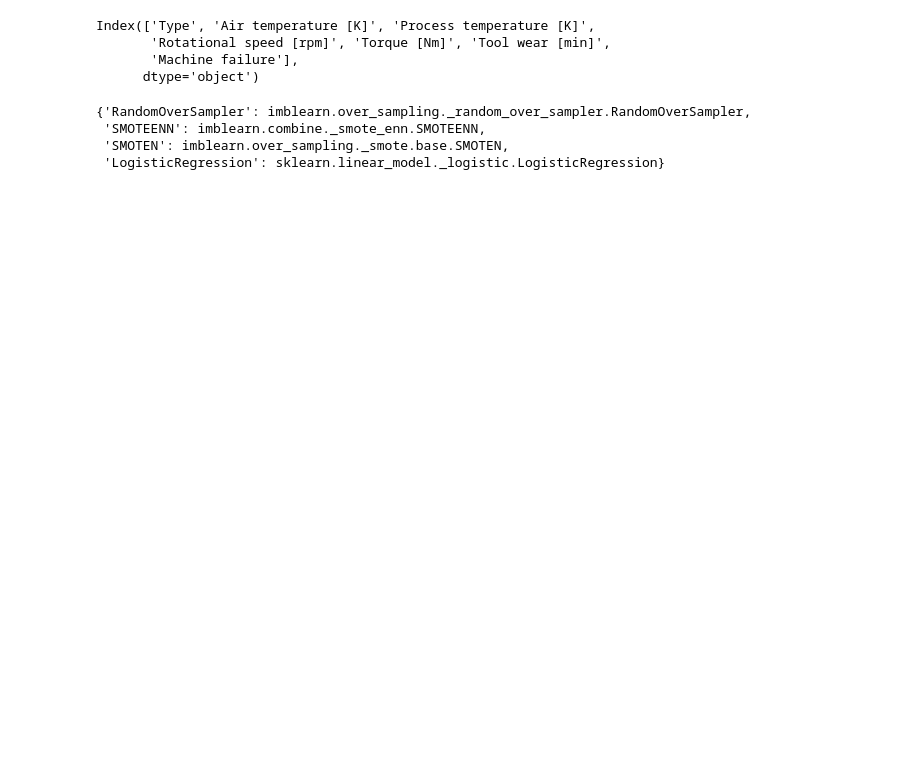
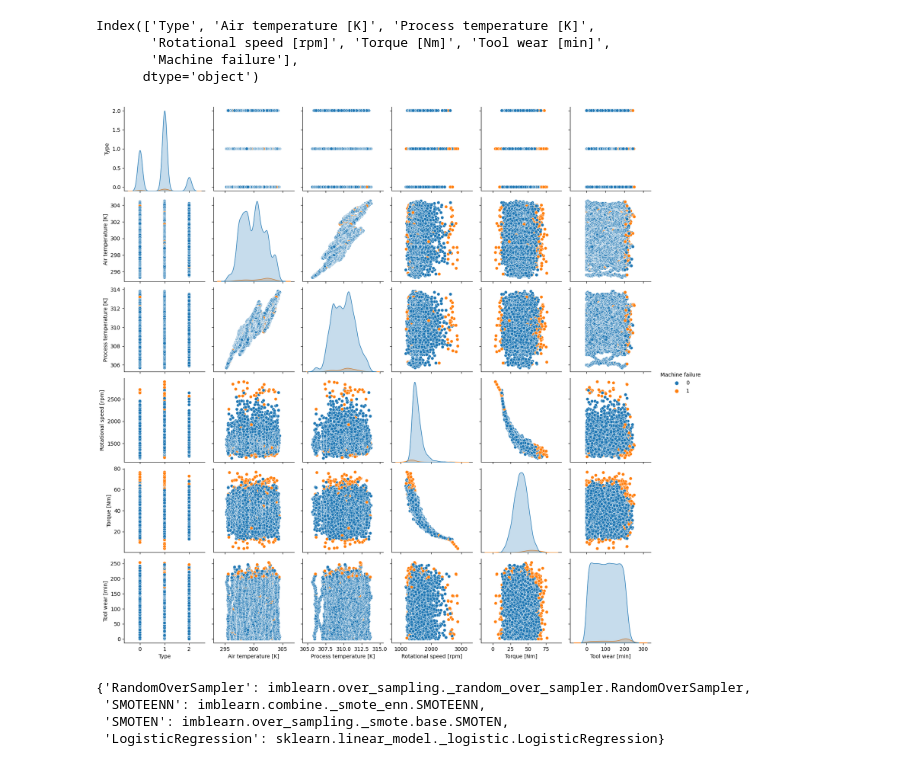
Before and after one commit to RedBatProject/Works, a Jupyter notebook: work_41.ipynb, the cells around one changed output. Drawn from its saved outputs; the diff is of its cells as text; code cells hidden in the pictures; blank space fills up the shorter version.

```diff
--- a/work_41.ipynb
+++ b/work_41.ipynb
@@ -166,6 +231,12 @@ Index(['Type', 'Air temperature [K]', 'Process temperature [K]',
        'Rotational speed [rpm]', 'Torque [Nm]', 'Tool wear [min]',
        'Machine failure'],
       dtype='object')
+# %%
+sns.pairplot(data2, hue="Machine failure")
+plt.savefig('/content/drive/MyDrive/work 41 ai/ponew/pairplot.png')
+data2.to_csv('/content/drive/MyDrive/work 41 ai/ponew/pairplot.csv')
+# %% [output]
+[figure, added]
 # %%
 # data2['Air temperature [K]'].hist()
 # %%
```
Also changed, not shown: parts of 39 cells of this notebook.
